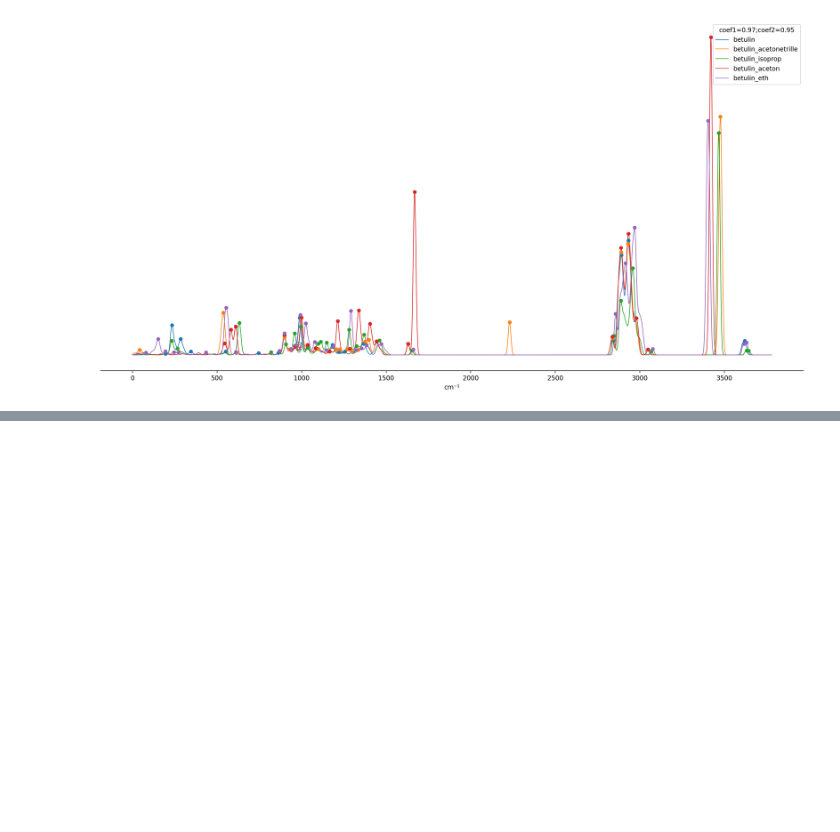
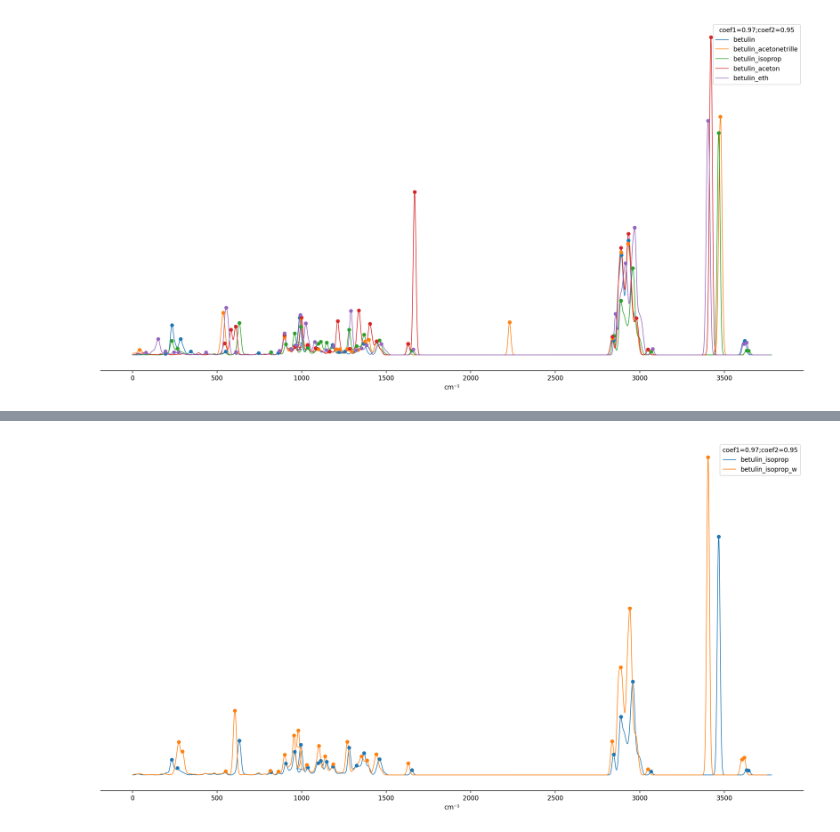
Before and after one commit to pavelFilin/gaussians-spectrum-visualis, a Jupyter notebook: betulin.ipynb, the cells around one changed output, grey strips where cells are left out. Saved outputs shown, nothing was run; the diff lists cells and outputs as text; code cells hidden in the pictures; blank space fills up the shorter version.

```diff
--- a/betulin.ipynb
+++ b/betulin.ipynb
@@ -425,0 +512,6 @@ plot_all_ultra_short([betulin, betulin_acetonetrille, betulin_isoprop, betulin_a
+# %%
+plot_all([betulin_isoprop, betulin_isoprop_w],
+          ["betulin_isoprop", "betulin_isoprop_w"],
+          coef1=0.97, coef2=0.95, y_shift=0, showPeaksFrom=3100, forcedFirstPeaks=False, showLegend=True, showPeaks=False)
+# %% [output]
+[figure, added]
```
Also changed, not shown: parts of 12 cells of this notebook, 7 other files.
